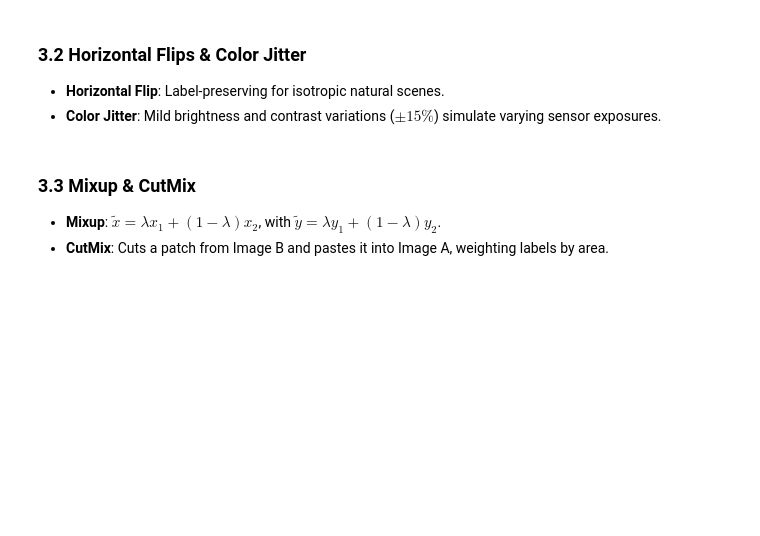
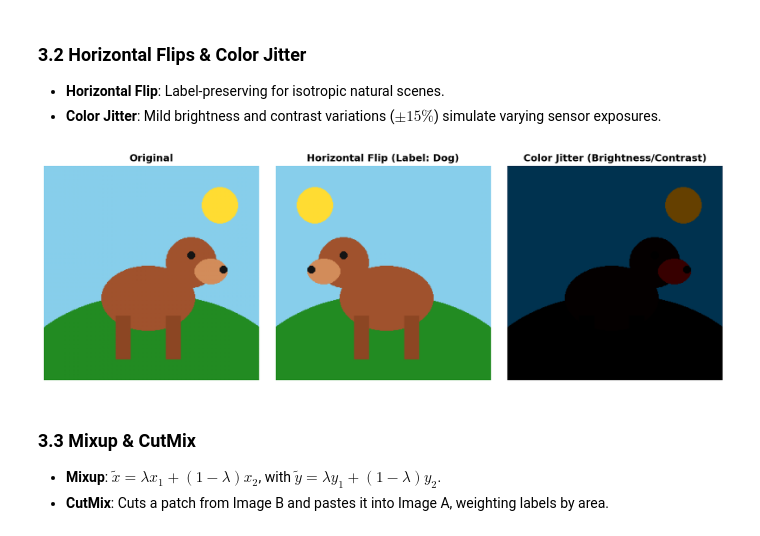
Before and after one commit to Jorgvt/CVMIAX, a Jupyter notebook: experiments/02_data_augmentation_guide/experiment_02_data_augmentation.ipynb, the cells around one changed output. Drawn from its saved outputs; the diff is of its cells as text; code cells hidden in the pictures; blank space fills up the shorter version.

```diff
--- a/experiments/02_data_augmentation_guide/experiment_02_data_augmentation.ipynb
+++ b/experiments/02_data_augmentation_guide/experiment_02_data_augmentation.ipynb
@@ -51,14 +54,14 @@ def create_natural_scene():
     draw.ellipse([200, 120, 210, 130], fill=(20, 20, 20))
     draw.rectangle([100, 210, 120, 270], fill=(140, 70, 35))
     draw.rectangle([170, 210, 190, 270], fill=(140, 70, 35))
-    return np.array(img)
+    return np.array(img)/255.0
 
 def create_second_scene():
     img = Image.new("RGB", (300, 300), color=(255, 228, 196))
     draw = ImageDraw.Draw(img)
     draw.ellipse([50, 50, 250, 250], fill=(220, 20, 60))  # Red circle
     draw.polygon([(150, 60), (90, 220), (210, 220)], fill=(255, 255, 255))
-    return np.array(img)
+    return np.array(img)/255.0
 # %% [markdown]
 ## 3. Good Defaults in Action
 
@@ -87,27 +92,29 @@ plt.show()
 - **Color Jitter**: Mild brightness and contrast variations ($\pm 15\%$) simulate varying sensor exposures.
 # %%
 flip_layer = layers.RandomFlip(mode="horizontal")
-bright_layer = layers.RandomBrightness(factor=0.25, seed=123)
-contrast_layer = layers.RandomContrast(factor=0.25, seed=123)
+bright_layer = layers.RandomBrightness(factor=0.05, seed=123)
+contrast_layer = layers.RandomContrast(factor=0.05, seed=123)
 
 flipped = flip_layer(tf.expand_dims(base_img, 0)).numpy()[0]
 jittered = contrast_layer(bright_layer(tf.expand_dims(base_img, 0), training=True), training=True).numpy()[0]
 
 fig, (ax1, ax2, ax3) = plt.subplots(1, 3, figsize=(12, 4))
 ax1.imshow(base_img)
 ax1.set_title("Original")
 ax1.axis("off")
 
 ax2.imshow(flipped)
 ax2.set_title("Horizontal Flip (Label: Dog)")
 ax2.axis("off")
 
 ax3.imshow(jittered)
 ax3.set_title("Color Jitter (Brightness/Contrast)")
 ax3.axis("off")
 
 plt.tight_layout()
 plt.show()
+# %% [output]
+[figure, added]
 # %% [markdown]
 ### 3.3 Mixup & CutMix
 - **Mixup**: $\tilde{x} = \lambda x_1 + (1-\lambda) x_2$, with $\tilde{y} = \lambda y_1 + (1-\lambda) y_2$.
```
Also changed, not shown: parts of 9 cells of this notebook.
